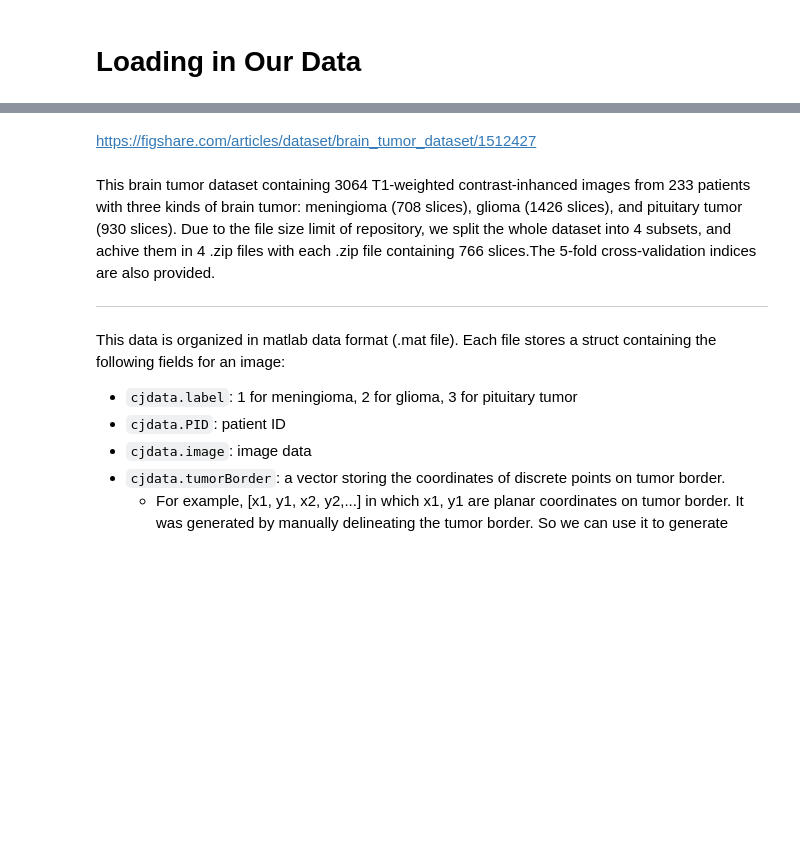
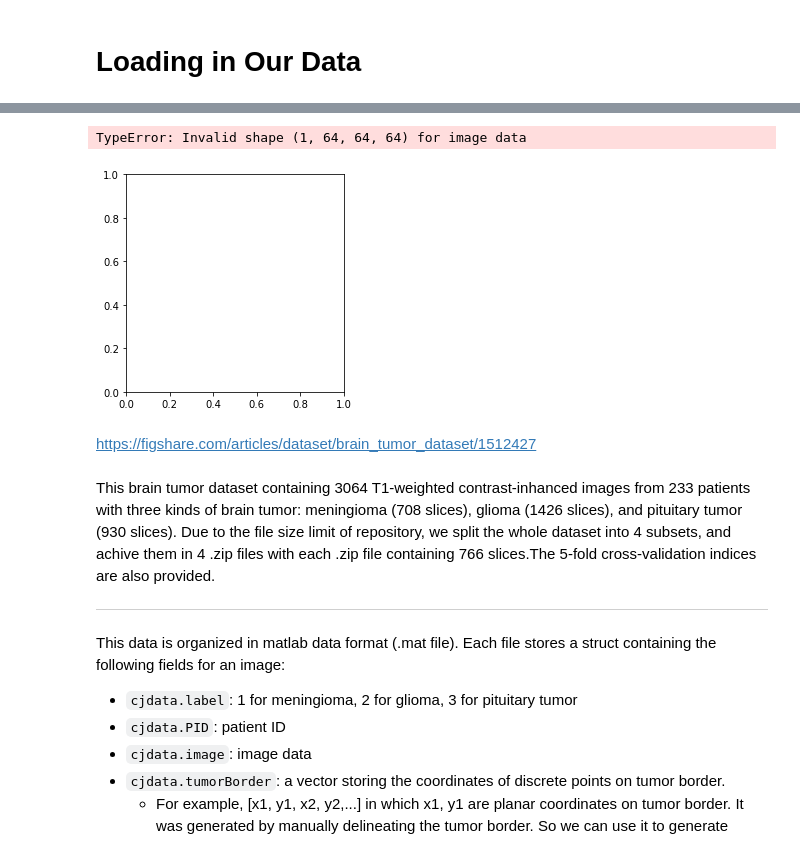
Before and after one commit to jmejia22/BrainTumorClassification, a Jupyter notebook: Project_Update2.ipynb, the cells around one changed output, grey strips where cells are left out. Drawn from its saved outputs; the diff is of its cells as text; code cells hidden in the pictures; blank space fills up the shorter version.

```diff
--- a/Project_Update2.ipynb
+++ b/Project_Update2.ipynb
@@ -81,0 +68,3 @@ mri_df
+# %%
+input1 = np.reshape(mri_df["image"].iloc[0],(64,64,64))
+input1 = np.expand_dims(input1,axis=0)
@@ -82,3 +75,8 @@ mri_df
+# %%
+plt.imshow(input1)
+# %% [output]
+TypeError: Invalid shape (1, 64, 64, 64) for image data
+[figure, added]
 # %% [markdown]
 https://figshare.com/articles/dataset/brain_tumor_dataset/1512427
 # %% [markdown]
```
Also changed, not shown: parts of 40 cells of this notebook, 3 other files.
